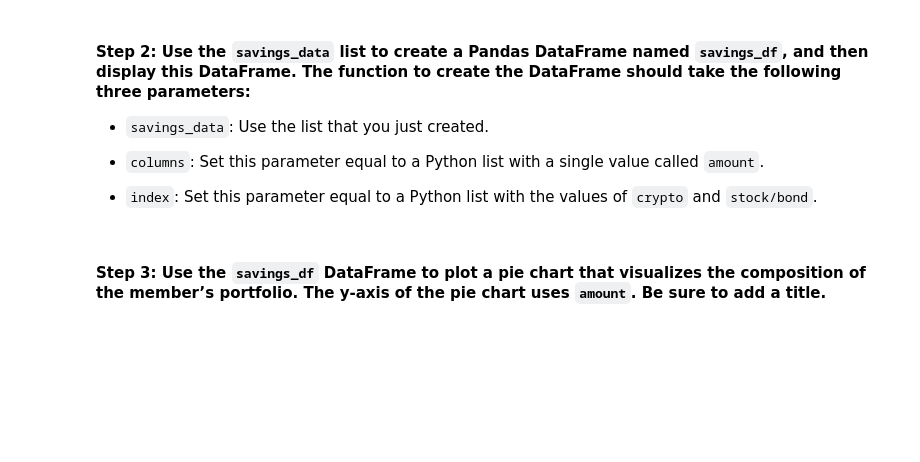
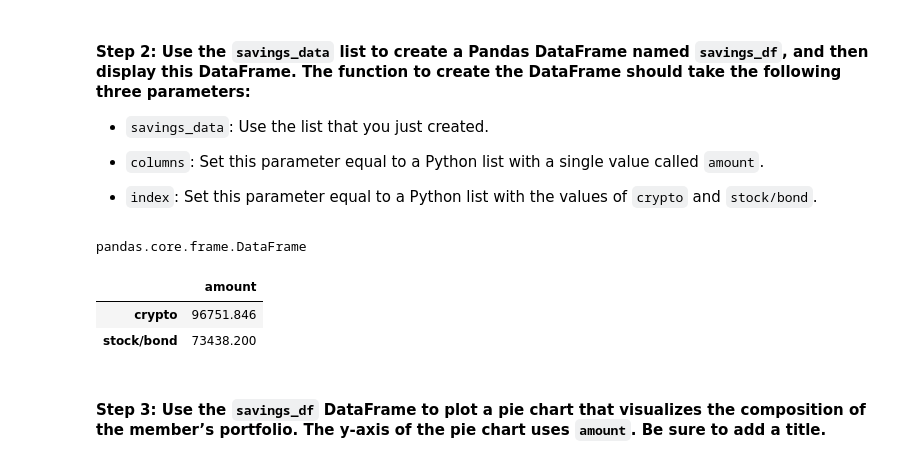
Before and after one commit to Aheesh/fin_planner, a Jupyter notebook: financial_planning_tools.ipynb, the cells around one changed output. Drawn from its saved outputs; the diff is of its cells as text; code cells hidden in the pictures; blank space fills up the shorter version.

```diff
--- a/financial_planning_tools.ipynb
+++ b/financial_planning_tools.ipynb
@@ -344,10 +350,16 @@ In this section, you’ll use the valuations for the cryptocurrency wallet and f
 - `index`: Set this parameter equal to a Python list with the values of `crypto` and `stock/bond`.
 # %%
 # Create a Pandas DataFrame called savings_df
-# YOUR CODE HERE
+savings_df=pd.DataFrame(savings_data,index=['crypto','stock/bond'],columns=['amount'])
 
 # Display the savings_df DataFrame
-# YOUR CODE HERE
+display(type(savings_df))
+display(savings_df)
+# %% [output]
+pandas.core.frame.DataFrame
+|  | amount |
+| crypto | 96751.846 |
+| stock/bond | 73438.200 |
 # %% [markdown]
 #### Step 3: Use the `savings_df` DataFrame to plot a pie chart that visualizes the composition of the member’s portfolio. The y-axis of the pie chart uses `amount`. Be sure to add a title.
 # %%
```
Also changed, not shown: parts of 5 cells of this notebook.
